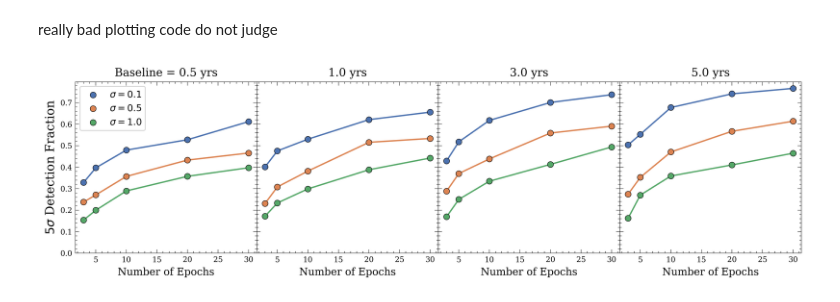
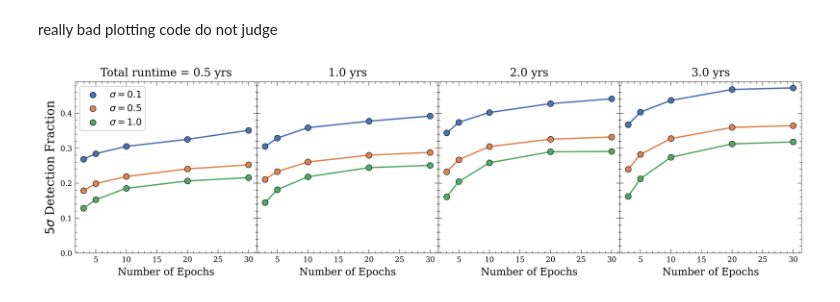
Before and after one commit to seIim/binary-model, a Jupyter notebook: notebooks/dispersion_test.ipynb, the cells around one changed output. Saved outputs shown, nothing was run; the diff lists cells and outputs as text; code cells hidden in the pictures.

```diff
--- a/notebooks/dispersion_test.ipynb
+++ b/notebooks/dispersion_test.ipynb
@@ -178,3 +188,3 @@ results = main()
 # %%
 df = pd.DataFrame(results)
-df
+df['dt_yrs'] = df['baseline']
@@ -195,6 +208,6 @@ df
 # %%
 df = df.astype(float)
-df.TP = df.TP/df.tot
+# df.TP = df.TP/df.tot
 # %% [markdown]
 really bad plotting code do not judge
 # %%
@@ -202,7 +215,7 @@ import seaborn as sns
 param_grid = {
     "log_g": [1.5, 3.0, 4.0],
     "n_obs": [3, 5, 10, 30],
-    "dt_yrs": [0.5, 1.0, 3.0, 5.0],
+    "dt_yrs": [0.5, 1.0, 2.0, 3.0],
     "sigma_obs": [0.1, 0.5, 1.0],
 }
 
@@ -251,65 +264,65 @@ axs[1].plot(df[(df.log_g==1.5) & (df.dt_yrs==1.0) & (df.sigma_obs==0.5)].n_obs,
 axs[1].plot(df[(df.log_g==1.5) & (df.dt_yrs==1.0) & (df.sigma_obs==1.0)].n_obs,
             df[(df.log_g==1.5) & (df.dt_yrs==1.0) & (df.sigma_obs==1.0)].TP,
            )
-axs[2].scatter(df[(df.log_g==1.5) & (df.dt_yrs==3.0) & (df['sigma_obs']!=0.5) & (df['sigma_obs']!=1.0)].n_obs,
+axs[2].scatter(df[(df.log_g==1.5) & (df.dt_yrs==2.0) & (df['sigma_obs']!=0.5) & (df['sigma_obs']!=1.0)].n_obs,
+               df[(df.log_g==1.5) & (df.dt_yrs==2.0) & (df['sigma_obs']!=0.5) & (df['sigma_obs']!=1.0)].TP,
+            zorder=10, s=40, edgecolors='k', lw=0.5
+           )
+axs[2].scatter(df[(df.log_g==1.5) & (df.dt_yrs==2.0) & (df.sigma_obs==0.5)].n_obs,
+               df[(df.log_g==1.5) & (df.dt_yrs==2.0) & (df.sigma_obs==0.5)].TP,
+            zorder=10, s=40, edgecolors='k', lw=0.5
+           )
+axs[2].scatter(df[(df.log_g==1.5) & (df.dt_yrs==2.0) & (df.sigma_obs==1.0)].n_obs,
+               df[(df.log_g==1.5) & (df.dt_yrs==2.0) & (df.sigma_obs==1.0)].TP,
+            zorder=10, s=40, edgecolors='k', lw=0.5
+           )
+axs[2].plot(df[(df.log_g==1.5) & (df.dt_yrs==2.0) & (df['sigma_obs']!=0.5) & (df['sigma_obs']!=1.0)].n_obs,
+            df[(df.log_g==1.5) & (df.dt_yrs==2.0) & (df['sigma_obs']!=0.5) & (df['sigma_obs']!=1.0)].TP,
+           )
+axs[2].plot(df[(df.log_g==1.5) & (df.dt_yrs==2.0) & (df.sigma_obs==0.5)].n_obs,
+            df[(df.log_g==1.5) & (df.dt_yrs==2.0) & (df.sigma_obs==0.5)].TP,
+           )
+axs[2].plot(df[(df.log_g==1.5) & (df.dt_yrs==2.0) & (df.sigma_obs==1.0)].n_obs,
+            df[(df.log_g==1.5) & (df.dt_yrs==2.0) & (df.sigma_obs==1.0)].TP,
+           )
+axs[3].scatter(df[(df.log_g==1.5) & (df.dt_yrs==3.0) & (df['sigma_obs']!=0.5) & (df['sigma_obs']!=1.0)].n_obs,
                df[(df.log_g==1.5) & (df.dt_yrs==3.0) & (df['sigma_obs']!=0.5) & (df['sigma_obs']!=1.0)].TP,
             zorder=10, s=40, edgecolors='k', lw=0.5
            )
-axs[2].scatter(df[(df.log_g==1.5) & (df.dt_yrs==3.0) & (df.sigma_obs==0.5)].n_obs,
+axs[3].scatter(df[(df.log_g==1.5) & (df.dt_yrs==3.0) & (df.sigma_obs==0.5)].n_obs,
                df[(df.log_g==1.5) & (df.dt_yrs==3.0) & (df.sigma_obs==0.5)].TP,
             zorder=10, s=40, edgecolors='k', lw=0.5
            )
-axs[2].scatter(df[(df.log_g==1.5) & (df.dt_yrs==3.0) & (df.sigma_obs==1.0)].n_obs,
+axs[3].scatter(df[(df.log_g==1.5) & (df.dt_yrs==3.0) & (df.sigma_obs==1.0)].n_obs,
                df[(df.log_g==1.5) & (df.dt_yrs==3.0) & (df.sigma_obs==1.0)].TP,
             zorder=10, s=40, edgecolors='k', lw=0.5
            )
-axs[2].plot(df[(df.log_g==1.5) & (df.dt_yrs==3.0) & (df['sigma_obs']!=0.5) & (df['sigma_obs']!=1.0)].n_obs,
+axs[3].plot(df[(df.log_g==1.5) & (df.dt_yrs==3.0) & (df['sigma_obs']!=0.5) & (df['sigma_obs']!=1.0)].n_obs,
             df[(df.log_g==1.5) & (df.dt_yrs==3.0) & (df['sigma_obs']!=0.5) & (df['sigma_obs']!=1.0)].TP,
            )
-axs[2].plot(df[(df.log_g==1.5) & (df.dt_yrs==3.0) & (df.sigma_obs==0.5)].n_obs,
+axs[3].plot(df[(df.log_g==1.5) & (df.dt_yrs==3.0) & (df.sigma_obs==0.5)].n_obs,
             df[(df.log_g==1.5) & (df.dt_yrs==3.0) & (df.sigma_obs==0.5)].TP,
            )
-axs[2].plot(df[(df.log_g==1.5) & (df.dt_yrs==3.0) & (df.sigma_obs==1.0)].n_obs,
+axs[3].plot(df[(df.log_g==1.5) & (df.dt_yrs==3.0) & (df.sigma_obs==1.0)].n_obs,
             df[(df.log_g==1.5) & (df.dt_yrs==3.0) & (df.sigma_obs==1.0)].TP,
-           )
-axs[3].scatter(df[(df.log_g==1.5) & (df.dt_yrs==5.0) & (df['sigma_obs']!=0.5) & (df['sigma_obs']!=1.0)].n_obs,
-               df[(df.log_g==1.5) & (df.dt_yrs==5.0) & (df['sigma_obs']!=0.5) & (df['sigma_obs']!=1.0)].TP,
-            zorder=10, s=40, edgecolors='k', lw=0.5
-           )
-axs[3].scatter(df[(df.log_g==1.5) & (df.dt_yrs==5.0) & (df.sigma_obs==0.5)].n_obs,
-               df[(df.log_g==1.5) & (df.dt_yrs==5.0) & (df.sigma_obs==0.5)].TP,
-            zorder=10, s=40, edgecolors='k', lw=0.5
-           )
-axs[3].scatter(df[(df.log_g==1.5) & (df.dt_yrs==5.0) & (df.sigma_obs==1.0)].n_obs,
-               df[(df.log_g==1.5) & (df.dt_yrs==5.0) & (df.sigma_obs==1.0)].TP,
-            zorder=10, s=40, edgecolors='k', lw=0.5
-           )
-axs[3].plot(df[(df.log_g==1.5) & (df.dt_yrs==5.0) & (df['sigma_obs']!=0.5) & (df['sigma_obs']!=1.0)].n_obs,
-            df[(df.log_g==1.5) & (df.dt_yrs==5.0) & (df['sigma_obs']!=0.5) & (df['sigma_obs']!=1.0)].TP,
-           )
-axs[3].plot(df[(df.log_g==1.5) & (df.dt_yrs==5.0) & (df.sigma_obs==0.5)].n_obs,
-            df[(df.log_g==1.5) & (df.dt_yrs==5.0) & (df.sigma_obs==0.5)].TP,
-           )
-axs[3].plot(df[(df.log_g==1.5) & (df.dt_yrs==5.0) & (df.sigma_obs==1.0)].n_obs,
-            df[(df.log_g==1.5) & (df.dt_yrs==5.0) & (df.sigma_obs==1.0)].TP,
            )
 axs[0].legend()
 axs[0].set_ylim(0)
 axs[0].set_xlabel('Number of Epochs', fontsize=11)
 axs[1].set_xlabel('Number of Epochs', fontsize=11)
 axs[2].set_xlabel('Number of Epochs', fontsize=11)
 axs[3].set_xlabel('Number of Epochs', fontsize=11)
 axs[0].set_ylabel(r'$5\sigma$ Detection Fraction', fontsize=13)
-axs[0].set_title('Baseline = 0.5 yrs')
+axs[0].set_title('Total runtime = 0.5 yrs')
 axs[1].set_title('1.0 yrs')
-axs[2].set_title('3.0 yrs')
-axs[3].set_title('5.0 yrs')
+axs[2].set_title('2.0 yrs')
+axs[3].set_title('3.0 yrs')
 ymax = max(df.TP)
 axs[0].axhline(ymax,xmin=0,xmax=30, ls='--', c='k')
 axs[1].axhline(ymax,xmin=0,xmax=30, ls='--', c='k')
 axs[2].axhline(ymax,xmin=0,xmax=30, ls='--', c='k')
 axs[3].axhline(ymax,xmin=0,xmax=30, ls='--', c='k')
 plt.savefig('../figs/detect_fracs.pdf', bbox_inches='tight')
 plt.show()
 # %% [output]
-[figure, old version]
+[figure, new version]
```
Also changed, not shown: parts of 6 cells of this notebook, 10 other files.
